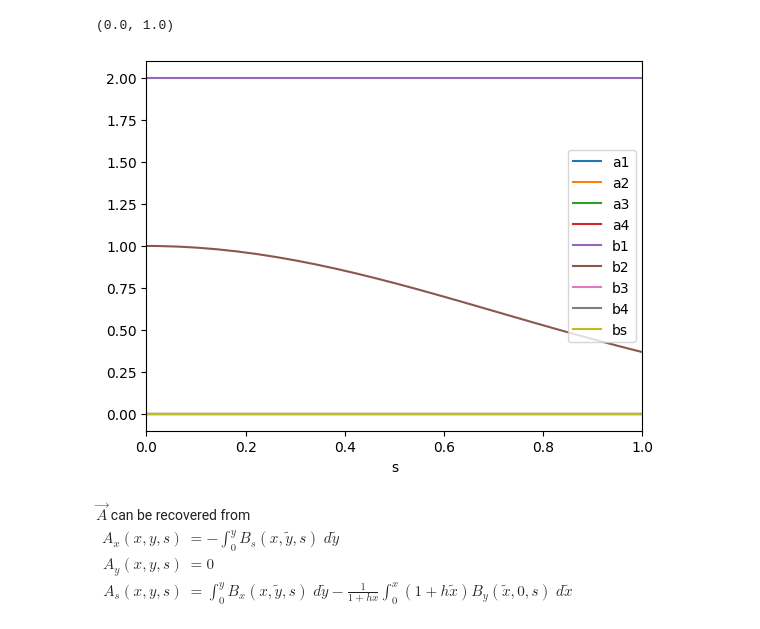
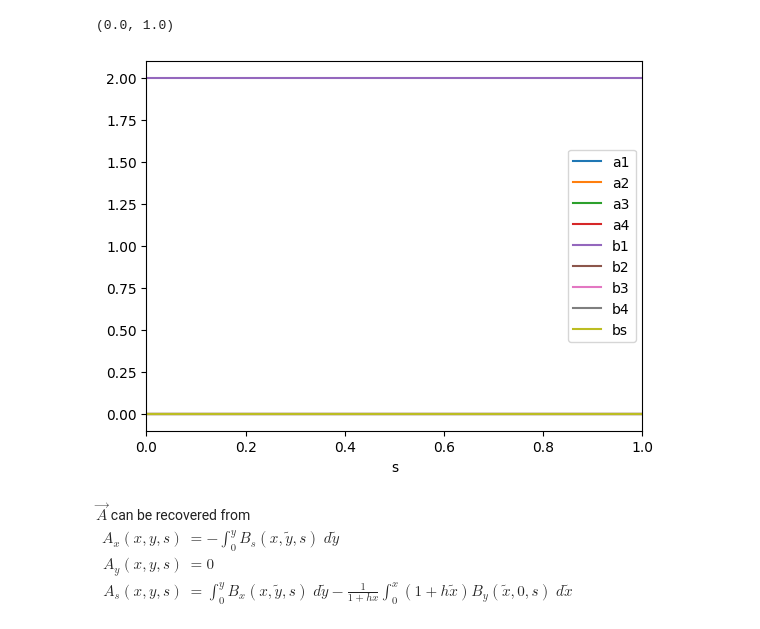
Before and after one commit to marcoliniF/bpmeth, a Jupyter notebook: preliminaryTrials/4.0straighttocurvedbyA_HA.ipynb, the cells around one changed output. Saved outputs shown, nothing was run; the diff lists cells and outputs as text; code cells hidden in the pictures.

```diff
--- a/preliminaryTrials/4.0straighttocurvedbyA_HA.ipynb
+++ b/preliminaryTrials/4.0straighttocurvedbyA_HA.ipynb
@@ -9,14 +9,14 @@ from sympy.abc import x, y, s
 from scipy.integrate import cumulative_trapezoid as cumtrapz
 # %%
 #start from multipole coeefficients a_n(s)=a1,a2,... and b_n(s)
-a_coeffs = [0, 0, 0, 0]
-b_coeffs = [2,"exp(-s**2)",0, 0]
+a_coeffs = [0,0, 0, 0]
+b_coeffs = [2,0,0, 0]
 #get scalar potential
 expansion=bpmeth.FieldExpansion(a=a_coeffs, b=b_coeffs)
 expansion.plot_components()
 plt.xlabel('s')
 plt.xlim((0,1))
 # %% [output]
 (0.0, 1.0)
-[figure, old version]
+[figure, new version]
 # %%
```
Also changed, not shown: parts of 7 cells of this notebook.
